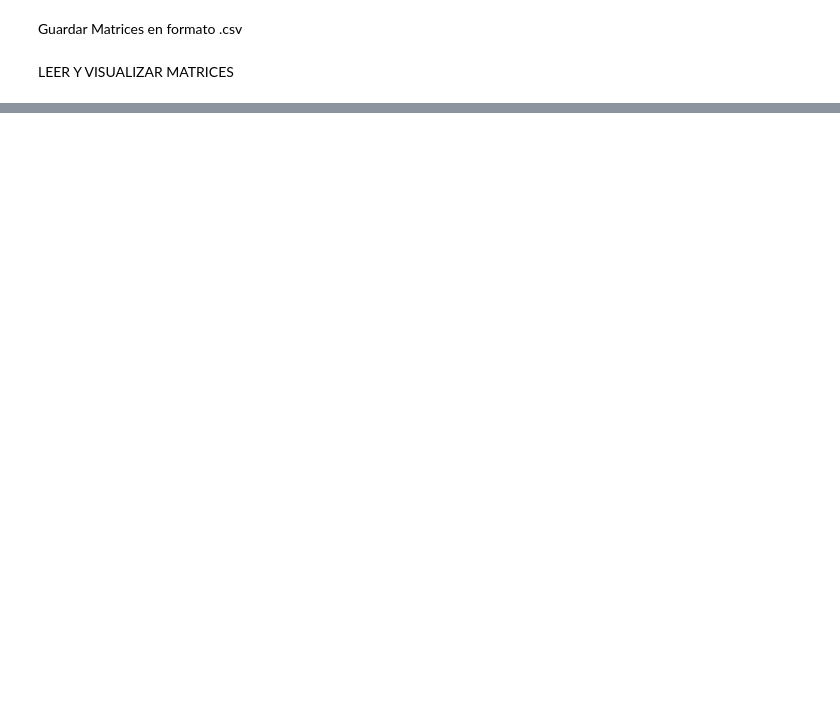
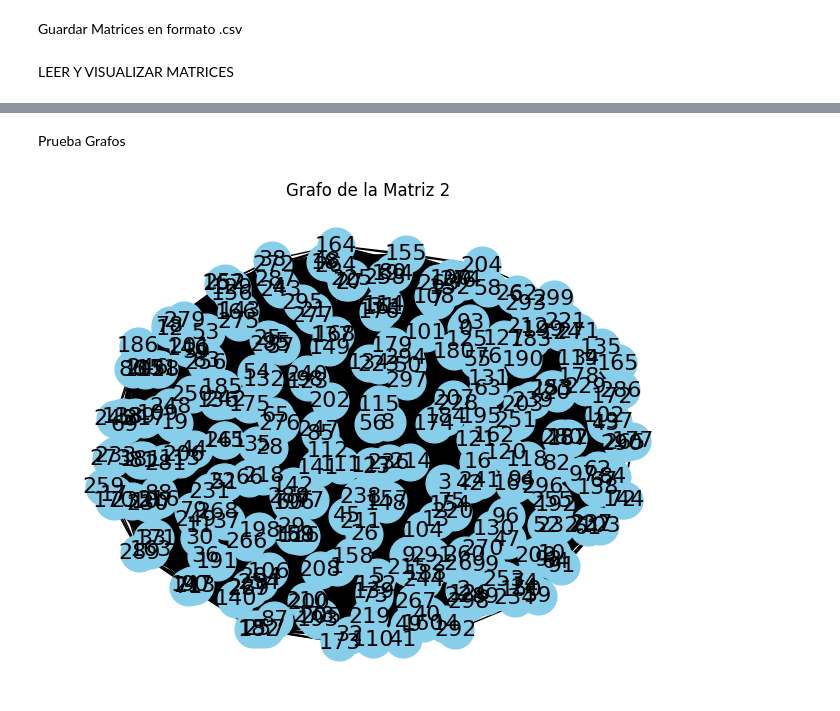
Before and after one commit to DaFeTaCo/NeuroCo_Project, a Jupyter notebook: BOLD_parcel.ipynb, the cells around one changed output, grey strips where cells are left out. Saved outputs shown, nothing was run; the diff lists cells and outputs as text; code cells hidden in the pictures; blank space fills up the shorter version.

Commit message:
Plot Matrices Promedio

```diff
--- a/BOLD_parcel.ipynb
+++ b/BOLD_parcel.ipynb
@@ -281,8 +309,8 @@ for network, groups in data_dict.items():
         )
 
         # Agrega los resultados al diccionario existente
-        results_dict[f'{network}_{group}_correlation_matrix'] = correlation_matrix
-        results_dict[f'{network}_{group}_mean_coherence_multitaper_matrix'] = mean_corr_matrix
+        results_dict[f'{network}_{group}_mean_coh_multitaper_matrix'] = correlation_matrix  # mean
+        results_dict[f'{network}_{group}_med_coh_multitaper_matrix'] = mean_corr_matrix     # median
 
         print(f'Processed {network} for group {group}')
 
@@ -353,2 +377,16 @@ array([[0.        , 0.380431  , 0.38081243, ..., 0.3792966 , 0.40322816,
 # %% [markdown]
 PROMEDIAR MATRICES DE CORRELACIÓN DE LAS DIFERENTES SERIES DE TIEMPO POR GRUPOS COGNITIVOS
+# %%
+vertical_array_AD = np.concatenate((results_dict['seitzman_164TS_AD_mean_coh_multitaper_matrix'], results_dict['seitzman_197TS_CNAD_mean_coh_multitaper_matrix'], results_dict['seitzman_200TS_CNMCI_mean_coh_multitaper_matrix']), axis=0)
+matriz_promedio_AD = np.mean(vertical_array_AD, axis=0)
+
+vertical_array_CNAD = np.concatenate((results_dict['seitzman_164TS_CNAD_mean_coh_multitaper_matrix'], results_dict['seitzman_197TS_AD_mean_coh_multitaper_matrix'], results_dict['seitzman_200TS_MCI_mean_coh_multitaper_matrix']), axis=0)
+matriz_promedio_CNAD = np.mean(vertical_array_CNAD, axis=0)
+
+vertical_array_CNMCI = np.concatenate((results_dict['seitzman_197TS_MCI_mean_coh_multitaper_matrix'], results_dict['seitzman_200TS_AD_mean_coh_multitaper_matrix']), axis=0)
+matriz_promedio_CNMCI = np.mean(vertical_array_CNMCI, axis=0)
+
+vertical_array_MCI = np.concatenate((results_dict['seitzman_164TS_MCI_mean_coh_multitaper_matrix'], results_dict['seitzman_197TS_AD_mean_coh_multitaper_matrix'], results_dict['seitzman_200TS_CNAD_mean_coh_multitaper_matrix']), axis=0)
+matriz_promedio_MCI = np.mean(vertical_array_MCI, axis=0)
+
+print(matriz_promedio_AD.shape, matriz_promedio_CNAD.shape, matriz_promedio_CNMCI.shape, matriz_promedio_MCI.shape)
@@ -358,0 +474,14 @@ LEER Y VISUALIZAR MATRICES
+# %% [markdown]
+Prueba Grafos
+# %%
+# Convertir la matriz de adyacencia a un objeto de grafo
+G = nx.from_numpy_array(matriz_promedio_AD)
+
+# Dibujar el grafo
+nx.draw(G, with_labels=True, node_color='skyblue', node_size=700, font_size=16)
+
+# Mostrar el gráfico
+plt.title("Grafo de la Matriz 2")
+plt.show()
+# %% [output]
+[figure, added]
```
Also changed, not shown: parts of 13 cells of this notebook, 5 other files.
